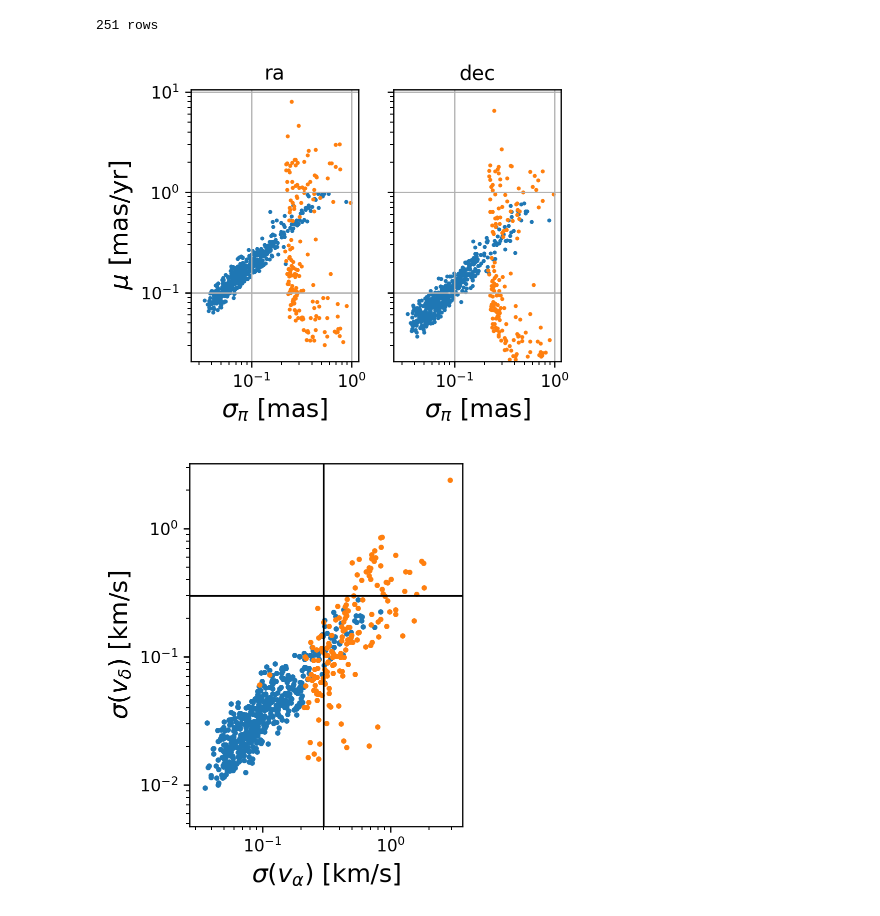
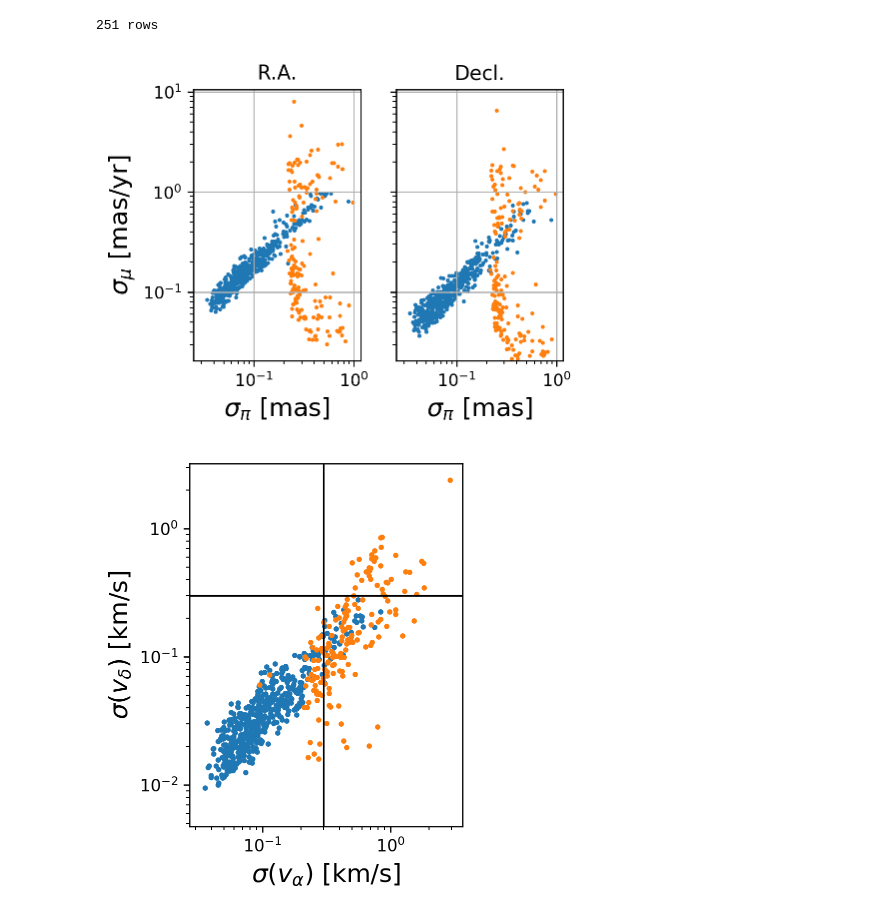
Before and after one commit to smoh/kinesis, a Jupyter notebook: hyades.ipynb, the cells around one changed output. Cells and saved outputs as stored; diff of their text form; code cells hidden in the pictures.

```diff
--- a/hyades.ipynb
+++ b/hyades.ipynb
@@ -56,23 +56,23 @@ hy_dr2 = pd.read_csv("/Users/semyeong/projects/spelunky/oh17-dr2/dr2_vL_clusters
 # %%
 fig, ax = plt.subplots(1, 2, figsize=(4,3), sharex=True, sharey=True)
 list(map(lambda x: x.set_aspect('equal'), ax))
 ax[0].scatter(hy_dr2['parallax_error'], hy_dr2['pmra_error'], s=2)
 ax[0].scatter(hy_tgas['parallax_error'], hy_tgas['pmra_error'], s=2);
 ax[1].scatter(hy_dr2['parallax_error'], hy_dr2['pmdec_error'], s=2)
 ax[1].scatter(hy_tgas['parallax_error'], hy_tgas['pmdec_error'], s=2);
 ax[0].loglog()
 ax[1].loglog()
 
 ax[0].set_xlabel(r"$\sigma_\pi$ [mas]")
-ax[0].set_ylabel(r"$\mu$ [mas/yr]")
+ax[0].set_ylabel(r"$\sigma_\mu$ [mas/yr]")
 ax[1].set_xlabel(r"$\sigma_\pi$ [mas]")
-ax[0].set_title('ra')
-ax[1].set_title('dec')
+ax[0].set_title('R.A.')
+ax[1].set_title('Decl.')
 
 ax[0].grid()
 ax[1].grid();
 # %% [output]
-[figure, old version]
+[figure, new version]
 # %%
 def calculate_vtan_error(df):
     vra_error = np.hypot(df.pmra_error/df.parallax,
```
Also changed, not shown: parts of 30 cells of this notebook, 6 other files.
